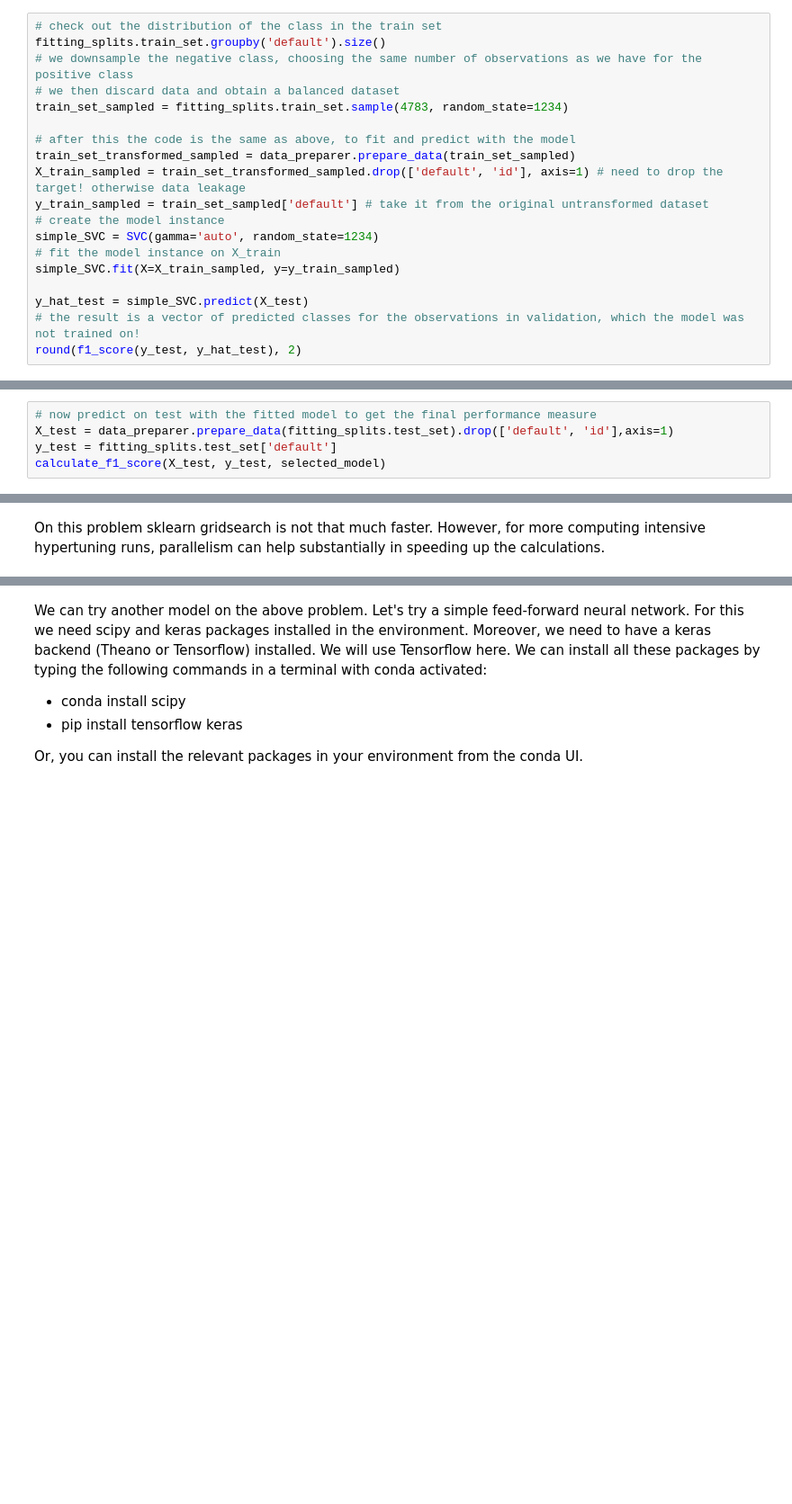
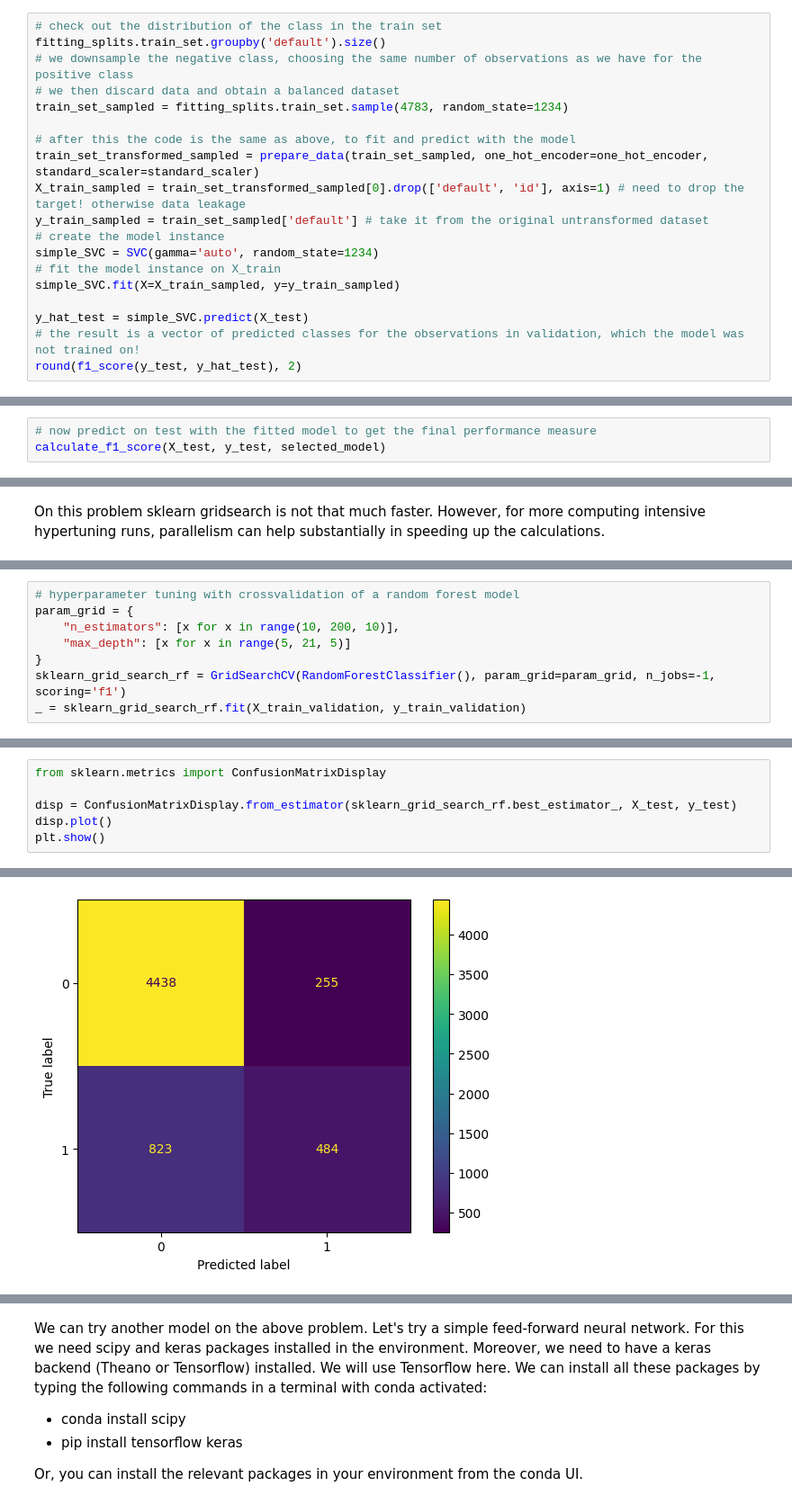
Before and after one commit to riccardopinosio/DDB_AI, a Jupyter notebook: credit_risk_case_study/modelling.ipynb, the cells around one changed output, grey strips where cells are left out. Shown: that part at 90% size. Cells and saved outputs as stored; diff of their text form; blank space fills up the shorter version.

Commit message:
new material on random forests and knn

```diff
--- a/credit_risk_case_study/modelling.ipynb
+++ b/credit_risk_case_study/modelling.ipynb
@@ -386,8 +378,8 @@ fitting_splits.train_set.groupby('default').size()
 train_set_sampled = fitting_splits.train_set.sample(4783, random_state=1234)
 
 # after this the code is the same as above, to fit and predict with the model
-train_set_transformed_sampled = data_preparer.prepare_data(train_set_sampled)
-X_train_sampled = train_set_transformed_sampled.drop(['default', 'id'], axis=1) # need to drop the target! otherwise data leakage
+train_set_transformed_sampled = prepare_data(train_set_sampled, one_hot_encoder=one_hot_encoder, standard_scaler=standard_scaler)
+X_train_sampled = train_set_transformed_sampled[0].drop(['default', 'id'], axis=1) # need to drop the target! otherwise data leakage
 y_train_sampled = train_set_sampled['default'] # take it from the original untransformed dataset
 # create the model instance
 simple_SVC = SVC(gamma='auto', random_state=1234)
@@ -548,8 +535,6 @@ selected_model = SVC(gamma = best_model.gamma, C = best_model.C, random_state=12
 selected_model.fit(X_train_validation, y_train_validation)
 # %%
 # now predict on test with the fitted model to get the final performance measure
-X_test = data_preparer.prepare_data(fitting_splits.test_set).drop(['default', 'id'],axis=1)
-y_test = fitting_splits.test_set['default']
 calculate_f1_score(X_test, y_test, selected_model)
 # %% [markdown]
 only 0.40 of F1 score. Not great at all: we didn't manage to beat the default SVC model tested above (which had f1 score: 0.45). Generally speaking, hypertuning often helps improving the performance of the model, but not always. Some further ideas to see if we can improve the SVM model:
@@ -602,0 +707,8 @@ f1_score(y_test, grid_search_sklearn.predict(X_test))
+# %%
+# hyperparameter tuning with crossvalidation of a random forest model
+param_grid = {
+    "n_estimators": [x for x in range(10, 200, 10)],
+    "max_depth": [x for x in range(5, 21, 5)]
+}
+sklearn_grid_search_rf = GridSearchCV(RandomForestClassifier(), param_grid=param_grid, n_jobs=-1, scoring='f1')
+_ = sklearn_grid_search_rf.fit(X_train_validation, y_train_validation)
@@ -602,0 +727,7 @@ f1_score(y_test, grid_search_sklearn.predict(X_test))
+# %%
+from sklearn.metrics import ConfusionMatrixDisplay
+
+disp = ConfusionMatrixDisplay.from_estimator(sklearn_grid_search_rf.best_estimator_, X_test, y_test)
+disp.plot()
+plt.show()
+# %% [output]
@@ -602,0 +735 @@ f1_score(y_test, grid_search_sklearn.predict(X_test))
+[figure, added]
```
Also changed, not shown: parts of 45 cells of this notebook, 5 other files.
